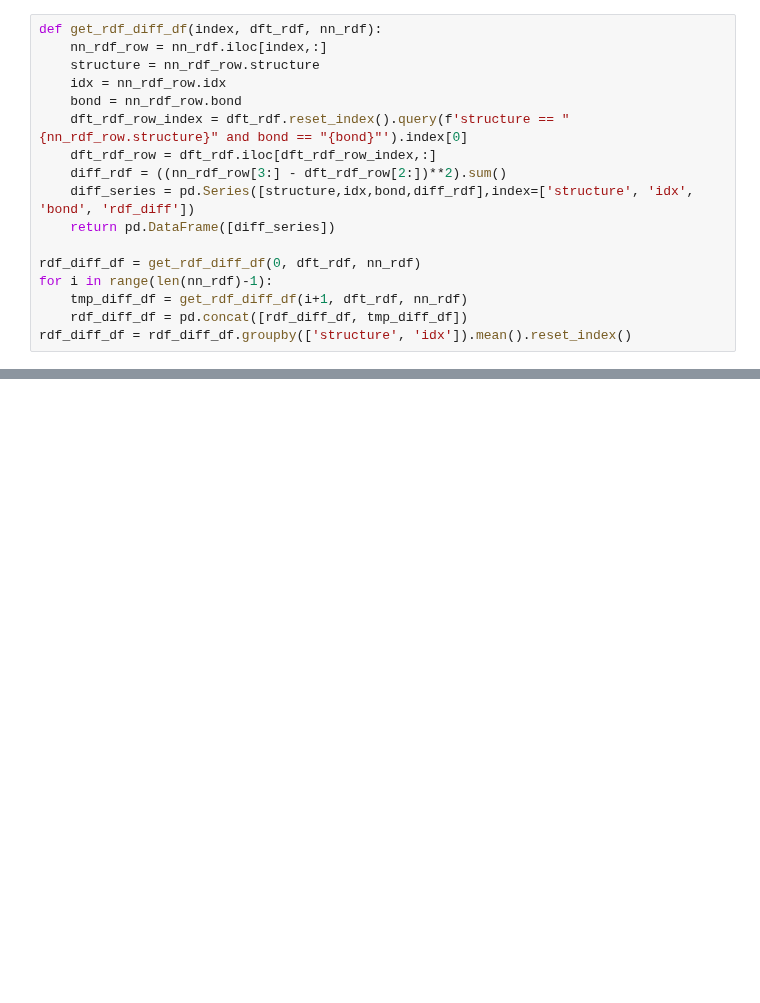
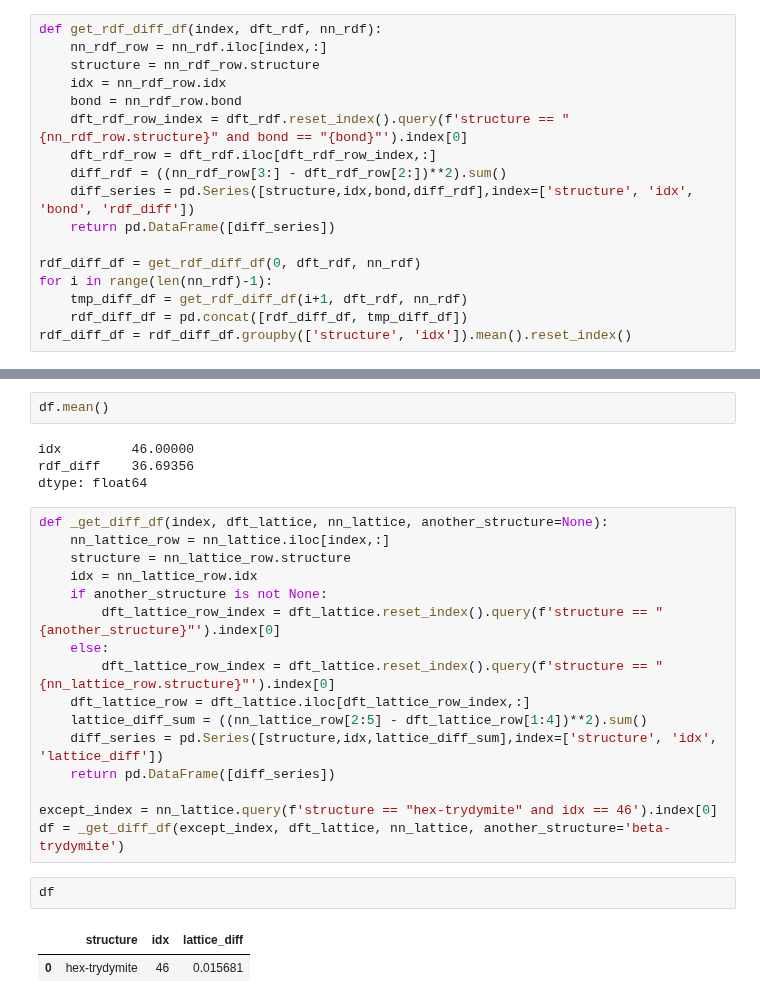
Before and after one commit to y1u0d2a1i/Research, a Jupyter notebook: scripts/lammps/calc_structure_optimization_diff.ipynb, the cells around one changed output, grey strips where cells are left out. Drawn from its saved outputs; the diff is of its cells as text; blank space fills up the shorter version.

Commit message:
add structure opt flow

```diff
--- a/scripts/lammps/calc_structure_optimization_diff.ipynb
+++ b/scripts/lammps/calc_structure_optimization_diff.ipynb
@@ -46,0 +106,27 @@ df.to_csv(f'{nn_data_path}/diff.csv', index=False)
+# %%
+df.mean()
+# %% [output]
+idx         46.00000
+rdf_diff    36.69356
+dtype: float64
+# %%
+def _get_diff_df(index, dft_lattice, nn_lattice, another_structure=None):
+    nn_lattice_row = nn_lattice.iloc[index,:]
+    structure = nn_lattice_row.structure
+    idx = nn_lattice_row.idx
+    if another_structure is not None:
+        dft_lattice_row_index = dft_lattice.reset_index().query(f'structure == "{another_structure}"').index[0]
+    else:
+        dft_lattice_row_index = dft_lattice.reset_index().query(f'structure == "{nn_lattice_row.structure}"').index[0]
+    dft_lattice_row = dft_lattice.iloc[dft_lattice_row_index,:]
+    lattice_diff_sum = ((nn_lattice_row[2:5] - dft_lattice_row[1:4])**2).sum()
+    diff_series = pd.Series([structure,idx,lattice_diff_sum],index=['structure', 'idx', 'lattice_diff'])
+    return pd.DataFrame([diff_series])
+
+except_index = nn_lattice.query(f'structure == "hex-trydymite" and idx == 46').index[0]
+df = _get_diff_df(except_index, dft_lattice, nn_lattice, another_structure='beta-trydymite')
+# %%
+df
+# %% [output]
+|  | structure | idx | lattice_diff |
+| 0 | hex-trydymite | 46 | 0.015681 |
```
Also changed, not shown: parts of 7 cells of this notebook, 10 other files.
